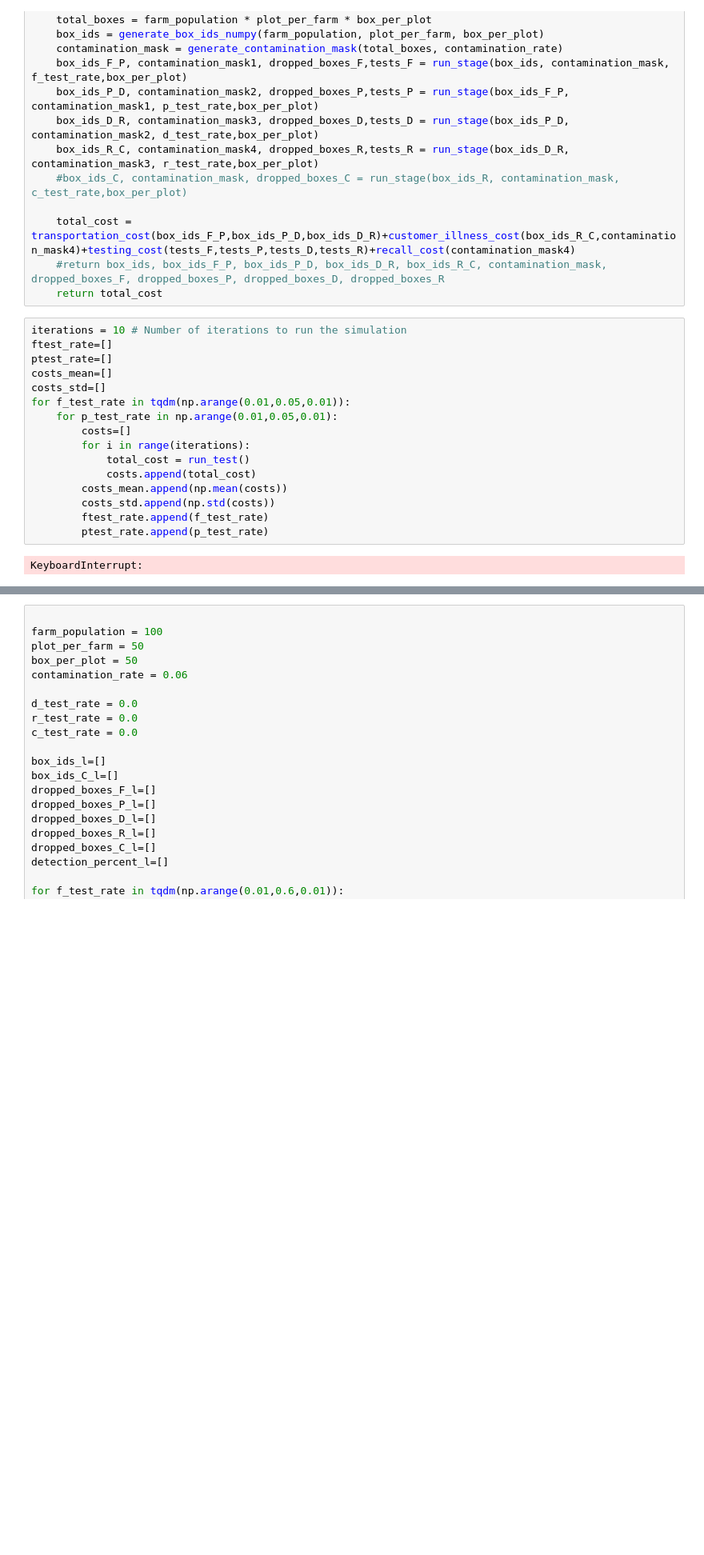
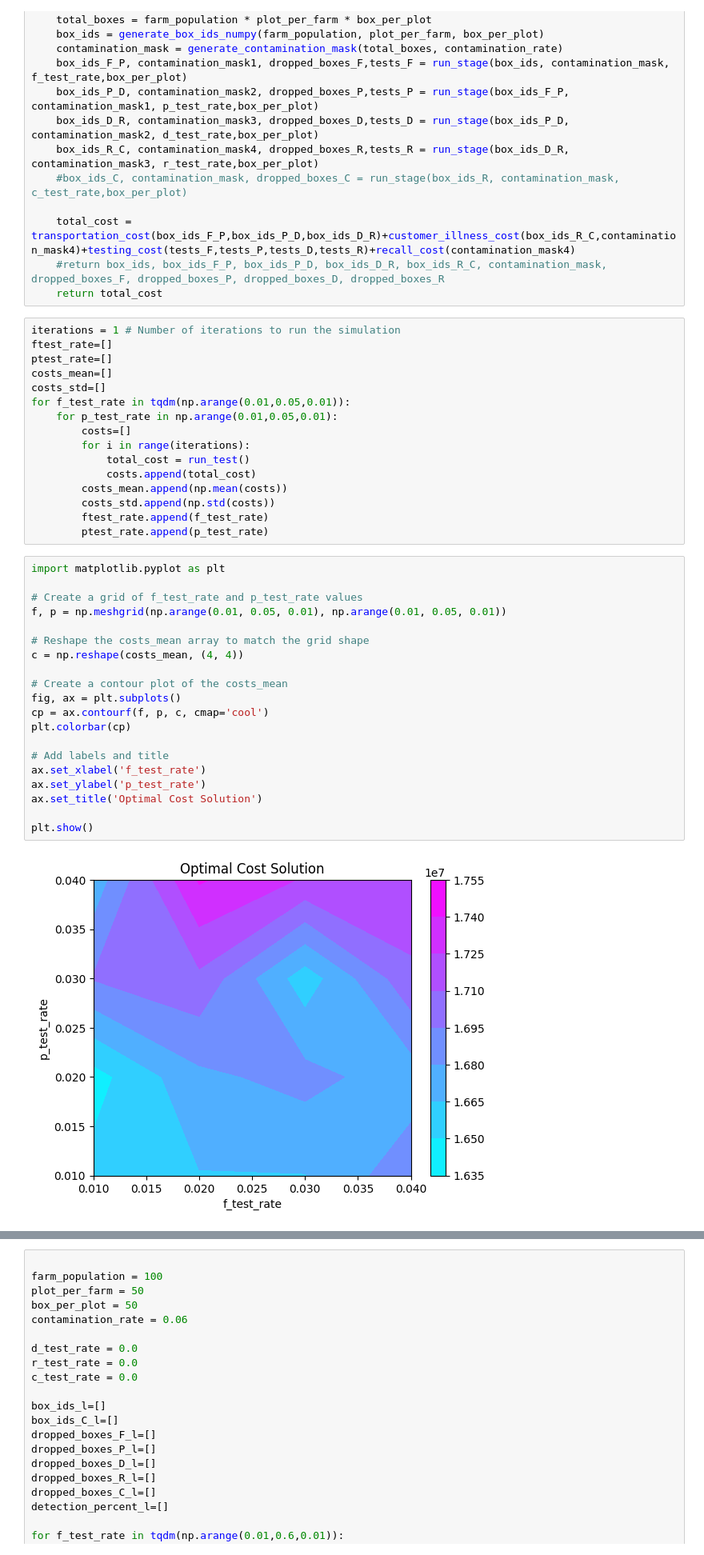
Before and after one commit to kushal-satya/food_safety_abm, a Jupyter notebook: model.ipynb, the cells around one changed output, grey strips where cells are left out. Shown at 80% size. Cells and saved outputs as stored; diff of their text form; blank space fills up the shorter version.

```diff
--- a/model.ipynb
+++ b/model.ipynb
@@ -233,7 +233,7 @@ def run_test():
     #return box_ids, box_ids_F_P, box_ids_P_D, box_ids_D_R, box_ids_R_C, contamination_mask, dropped_boxes_F, dropped_boxes_P, dropped_boxes_D, dropped_boxes_R
     return total_cost
 # %%
-iterations = 10 # Number of iterations to run the simulation
+iterations = 1 # Number of iterations to run the simulation
 ftest_rate=[]
 ptest_rate=[]
 costs_mean=[]
@@ -248,5 +248,25 @@ for f_test_rate in tqdm(np.arange(0.01,0.05,0.01)):
         costs_std.append(np.std(costs))
         ftest_rate.append(f_test_rate)
         ptest_rate.append(p_test_rate)
-# %% [output]
-KeyboardInterrupt:
+# %%
+import matplotlib.pyplot as plt
+
+# Create a grid of f_test_rate and p_test_rate values
+f, p = np.meshgrid(np.arange(0.01, 0.05, 0.01), np.arange(0.01, 0.05, 0.01))
+
+# Reshape the costs_mean array to match the grid shape
+c = np.reshape(costs_mean, (4, 4))
+
+# Create a contour plot of the costs_mean
+fig, ax = plt.subplots()
+cp = ax.contourf(f, p, c, cmap='cool')
+plt.colorbar(cp)
+
+# Add labels and title
+ax.set_xlabel('f_test_rate')
+ax.set_ylabel('p_test_rate')
+ax.set_title('Optimal Cost Solution')
+
+plt.show()
+# %% [output]
+[figure, added]
```
Also changed, not shown: parts of 6 cells of this notebook, 3 other files.
